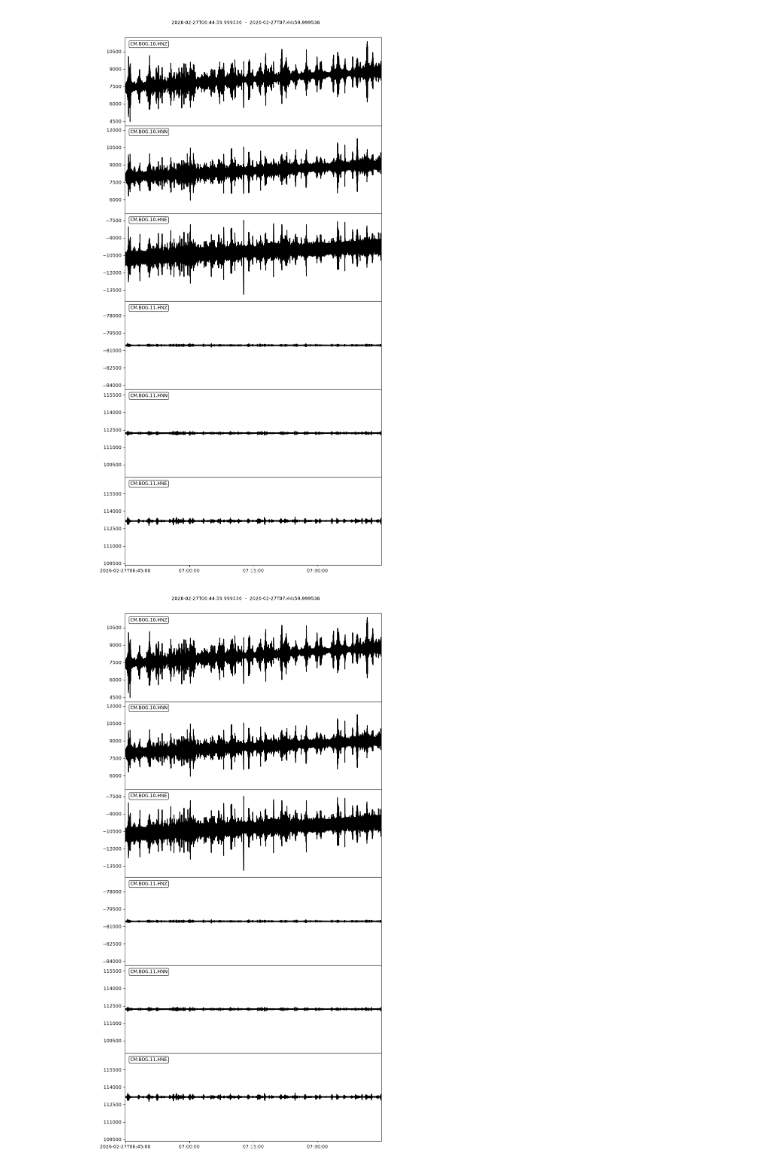
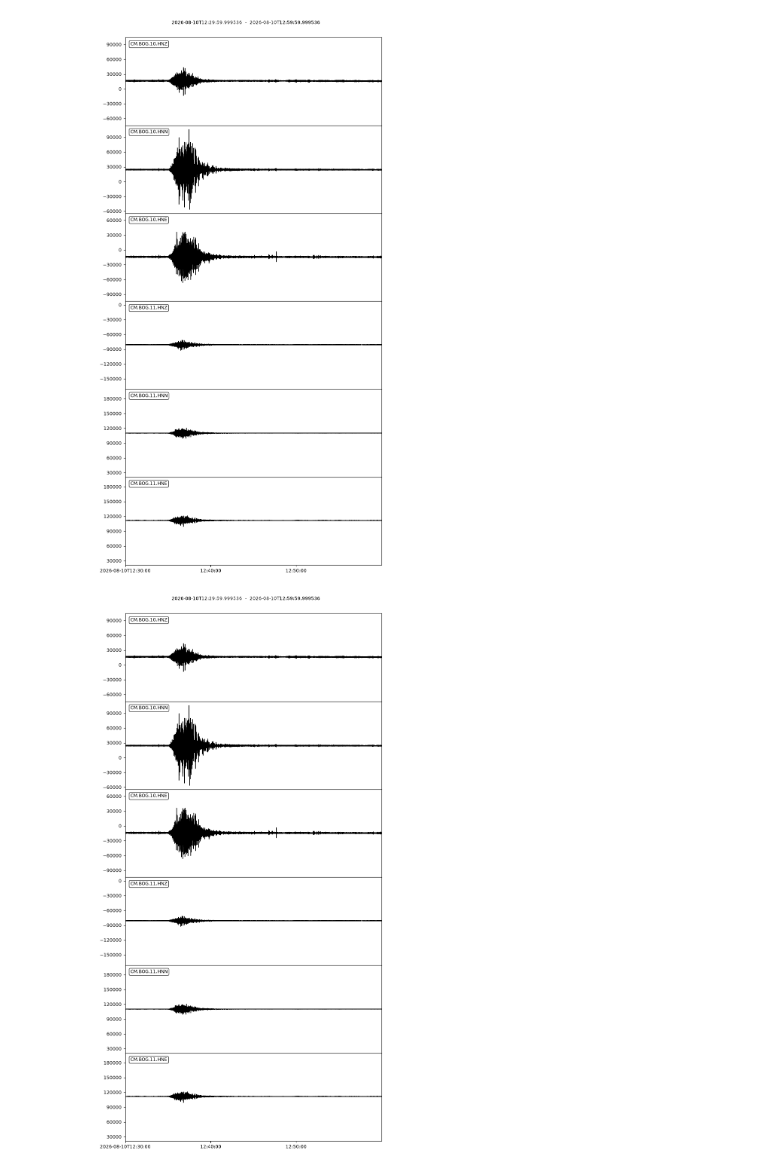
Before and after one commit to K4mCKPM/Ondas-Sismicas, a Jupyter notebook: ObsPy-Prueba.ipynb, the cells around one changed output. Cells and saved outputs as stored; diff of their text form; code cells hidden in the pictures.

Commit message:
Cambié tiempos UTC

```diff
--- a/ObsPy-Prueba.ipynb
+++ b/ObsPy-Prueba.ipynb
@@ -9,12 +10,12 @@ SGC = "https://sismo.sgc.gov.co:8443"
 client = Client(SGC)
 # %%
 from obspy import UTCDateTime
-t = UTCDateTime("2026-02-27T06:45:00.000")
-st = client.get_waveforms("CM", "BOG", "*", "*", t, t + 60 * 60)
+t = UTCDateTime("2026-08-10T12:30:00.000") # Sismo 10 de agosto (UTC 12:34:27)
+st = client.get_waveforms("CM", "BOG", "*", "*", t, t + 60 * 30) #Se grafica media hora después del tiempo inicial t
 st.plot()
 # %% [output]
-[figure, old version]
+[figure, new version]
-[figure, old version]
+[figure, new version]
 # %%
 
 import cartopy
```
Also changed, not shown: parts of 4 cells of this notebook.
